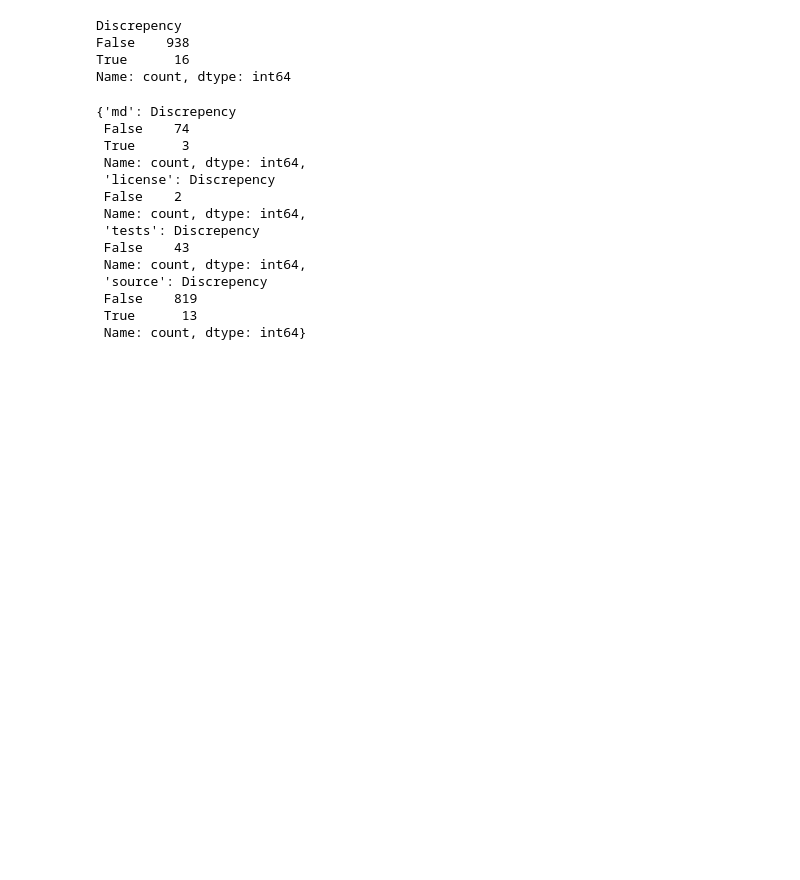
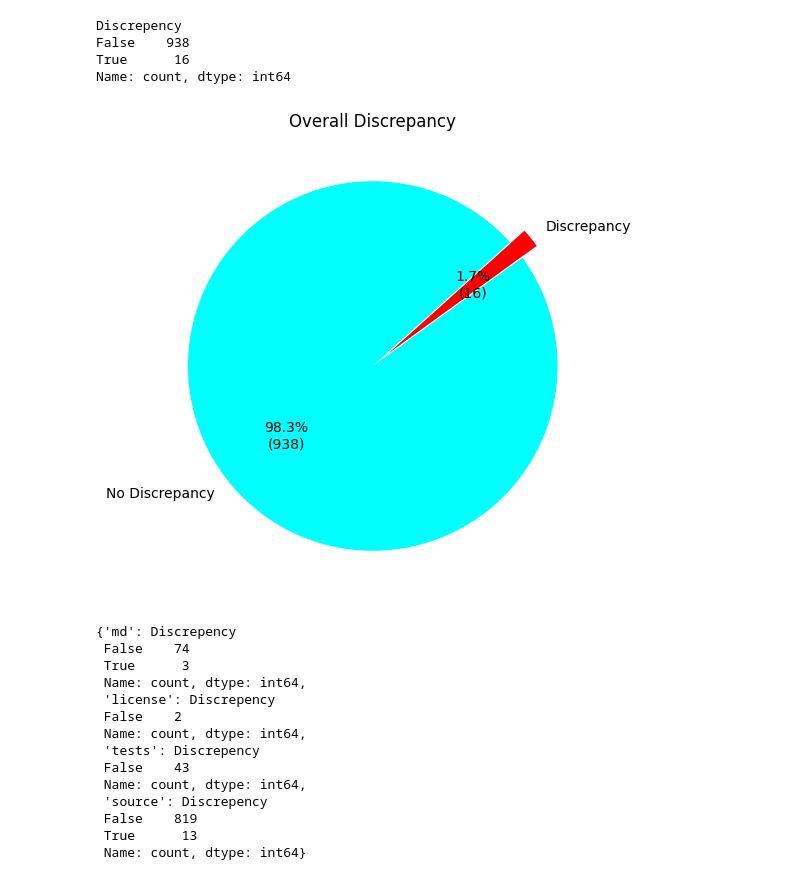
Before and after one commit to jsmaskeen/CS202-STTCSE, a Jupyter notebook: main.ipynb, the cells around one changed output. Saved outputs shown, nothing was run; the diff lists cells and outputs as text; code cells hidden in the pictures; blank space fills up the shorter version.

```diff
--- a/main.ipynb
+++ b/main.ipynb
@@ -68,6 +72,26 @@ def statistics(df):
         'tests':df[tests_files_mask]['Discrepency'].value_counts(),
         'source':df[source_files_mask]['Discrepency'].value_counts()
     }
+# %%
+def plot_discrepency(overall_discrepency):
+    def autopct_format(pct, allvals):
+        absolute = int(round(pct/100.*sum(allvals)))
+        return f"{pct:.1f}%\n({absolute})"
+
+
+    plt.figure(figsize=(6,6))
+    overall_discrepency.plot(
+        kind="pie",
+        autopct=lambda pct: autopct_format(pct, overall_discrepency),
+        startangle=42,
+        labels=["No Discrepancy", "Discrepancy"],
+        colors=["cyan", "red"],
+        explode=[0, 0.1]
+    )
+
+    plt.ylabel("")
+    plt.title("Overall Discrepancy")
+    plt.show()
 # %%
 def plot(overall_discrepency, discrepency_stats):
     fig, axes = plt.subplots(1, 2, figsize=(16, 8))
@@ -154,6 +265,10 @@ Discrepency
 False    938
 True      16
 Name: count, dtype: int64
+# %%
+plot_discrepency(overall_discrepency)
+# %% [output]
+[figure, added]
 # %%
 discrepency_stats =statistics(df)
 discrepency_stats
```
Also changed, not shown: parts of 8 cells of this notebook, 1 other file.
